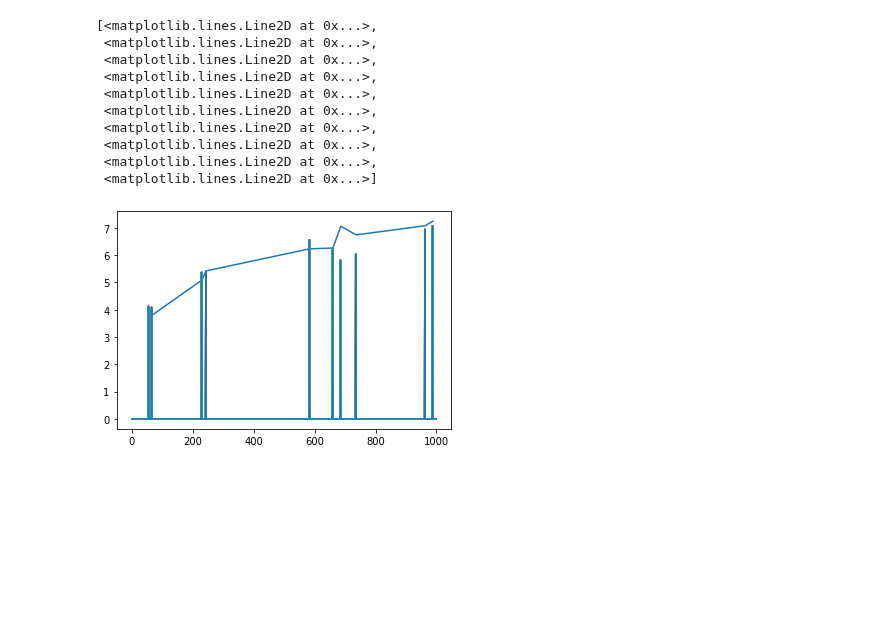
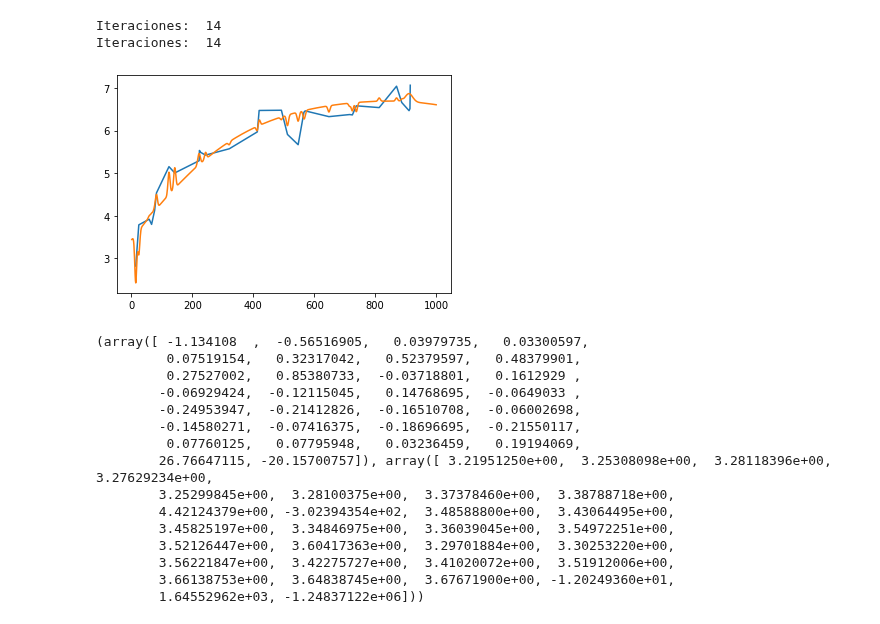
Before and after one commit to JairEsc/Mat_Apl_2, a Jupyter notebook: ML_T1_sencillo.ipynb, the cells around one changed output. Saved outputs shown, nothing was run; the diff lists cells and outputs as text; code cells hidden in the pictures; blank space fills up the shorter version.

```diff
--- a/ML_T1_sencillo.ipynb
+++ b/ML_T1_sencillo.ipynb
@@ -66,25 +70 @@ def F_ajuste(sigma,alpha,x):
     return sum
-# %%
-sigma_0=np.array([2,2,2,2,2,2,10,2,2,2])
-alpha_0=np.repeat(1,m)
-def F_ajuste_a_s(W):
-    R=[]
-    for w in W:
-        R.append(F_ajuste(sigma=sigma_0,alpha=alpha_0,x=w))
-    return np.array(R)
-plt.plot(x_m,y_m)
-plt.plot(x,F_ajuste_a_s(x))
-plt.legend(['a','b','c'])
-plt.show()
-iter=1
-alpha_0=solve_for_alphas(matriz_phi_sigma(sigma_0))
-def grad_alpha(sigma):
-    return np.dot(-J_sigma_phi(sigma=sigma,alpha=alpha_0).T,(y-np.dot(matriz_phi_sigma(sigma=sigma),alpha_0)))
-sigma_0=GD_N(theta=sigma_0,alpha=0.00001,eta=0.9,nIter=50, grad=grad_alpha,stop_crit=10**(-16))
-alpha_0=solve_for_alphas(matriz_phi_sigma(sigma_0))
-def grad_alpha(sigma):
-    return np.dot(-J_sigma_phi(sigma=sigma,alpha=alpha_0).T,(y-np.dot(matriz_phi_sigma(sigma=sigma),alpha_0)))
-sigma_0=GD_N(theta=sigma_0,alpha=0.00001,eta=0.9,nIter=50, grad=grad_alpha,stop_crit=10**(-16))
-plt.plot(x_m,y_m)
-plt.plot(x,F_ajuste_a_s(x))
-plt.show()
@@ -95,16 +71,39 @@ KeyboardInterrupt: ignored
-# %%
-plt.plot(x_m,y_m)
-
-plt.plot(F_ajuste_a_s(x))
-# %% [output]
-[<matplotlib.lines.Line2D at 0x...>,
- <matplotlib.lines.Line2D at 0x...>,
- <matplotlib.lines.Line2D at 0x...>,
- <matplotlib.lines.Line2D at 0x...>,
- <matplotlib.lines.Line2D at 0x...>,
- <matplotlib.lines.Line2D at 0x...>,
- <matplotlib.lines.Line2D at 0x...>,
- <matplotlib.lines.Line2D at 0x...>,
- <matplotlib.lines.Line2D at 0x...>,
- <matplotlib.lines.Line2D at 0x...>]
-[figure, removed]
+# %%
+def rutina(n,sigma_0,alpha_0):
+    for r in range(n):
+        alpha_0=solve_for_alphas(matriz_phi_sigma(sigma_0))
+        def grad_alpha(sigma):
+            return np.dot(-J_sigma_phi(sigma=sigma,alpha=alpha_0).T,(y-np.dot(matriz_phi_sigma(sigma=sigma),alpha_0)))
+        sigma_0=GD_N(theta=sigma_0,alpha=1,eta=0.9,nIter=k, grad=grad_alpha,stop_crit=10**(-6))
+    def F_ajuste_a_s(W):
+       R=[]
+       for w in W:
+           R.append(F_ajuste(sigma=sigma_0,alpha=alpha_0,z=w))
+       return np.array(R)
+    plt.plot(x_m,y_m)
+    plt.plot(x,F_ajuste_a_s(x))
+    plt.show()
+    return alpha_0,sigma_0
+sigma_0=np.random.normal(3,0,size=m)
+alpha_0=np.repeat(1,m)
+k=15
+print(rutina(2,sigma_0=sigma_0,alpha_0=alpha_0))
+# %% [output]
+Iteraciones:  14
+Iteraciones:  14
+[figure, added]
+(array([ -1.134108  ,  -0.56516905,   0.03979735,   0.03300597,
+         0.07519154,   0.32317042,   0.52379597,   0.48379901,
+         0.27527002,   0.85380733,  -0.03718801,   0.1612929 ,
+        -0.06929424,  -0.12115045,   0.14768695,  -0.0649033 ,
+        -0.24953947,  -0.21412826,  -0.16510708,  -0.06002698,
+        -0.14580271,  -0.07416375,  -0.18696695,  -0.21550117,
+         0.07760125,   0.07795948,   0.03236459,   0.19194069,
+        26.76647115, -20.15700757]), array([ 3.21951250e+00,  3.25308098e+00,  3.28118396e+00,  3.27629234e+00,
+        3.25299845e+00,  3.28100375e+00,  3.37378460e+00,  3.38788718e+00,
+        4.42124379e+00, -3.02394354e+02,  3.48588800e+00,  3.43064495e+00,
+        3.45825197e+00,  3.34846975e+00,  3.36039045e+00,  3.54972251e+00,
+        3.52126447e+00,  3.60417363e+00,  3.29701884e+00,  3.30253220e+00,
+        3.56221847e+00,  3.42275727e+00,  3.41020072e+00,  3.51912006e+00,
+        3.66138753e+00,  3.64838745e+00,  3.67671900e+00, -1.20249360e+01,
+        1.64552962e+03, -1.24837122e+06]))
```
Also changed, not shown: parts of 5 cells of this notebook.
